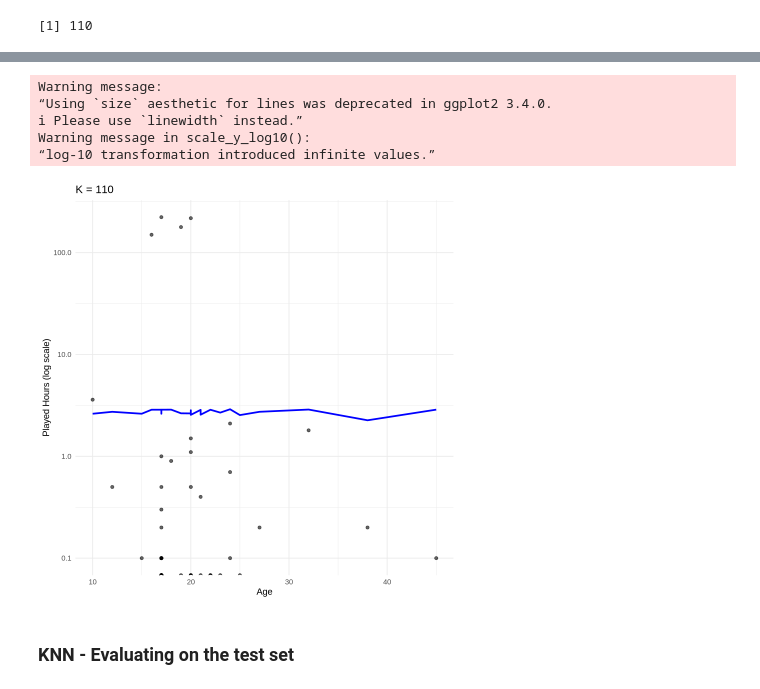
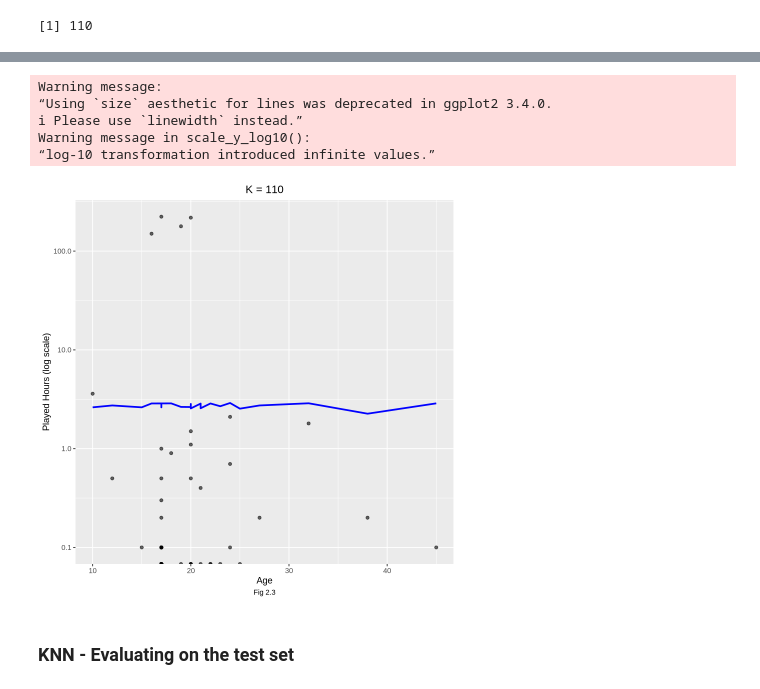
Before and after one commit to Orelye/dsci_100_project, a Jupyter notebook: Compiled.ipynb, the cells around one changed output, grey strips where cells are left out. Drawn from its saved outputs; the diff is of its cells as text; code cells hidden in the pictures.

```diff
--- a/Compiled.ipynb
+++ b/Compiled.ipynb
@@ -478,21 +485,24 @@ print(players_testing_with_pred)
 # %%
 ggplot(players_testing_with_pred, aes(x = age, y = played_hours)) +
   geom_point(color = "black", alpha = 0.6) +  # true data points
   geom_line(aes(y = .pred), color = "blue", size = 1) +  # predicted line
   scale_y_log10() +  # Apply log scale
   labs(
     title = paste("K =", best_neighbors),
     x = "Age",
-    y = "Played Hours (log scale)"
+    y = "Played Hours (log scale)",
+    caption = "Fig 2.3"
   ) +
-  theme_minimal()
+  theme(
+          plot.title = element_text(hjust = 0.5),
+          plot.caption = element_text(hjust = 0.5))
 # %% [output]
 Warning message:
 “Using `size` aesthetic for lines was deprecated in ggplot2 3.4.0.
 ℹ Please use `linewidth` instead.”
 Warning message in scale_y_log10():
 “log-10 transformation introduced infinite values.”
-[figure, old version]
+[figure, new version]
 # %% [markdown]
 ### KNN - Evaluating on the test set
 # %%
```
Also changed, not shown: parts of 5 cells of this notebook.
